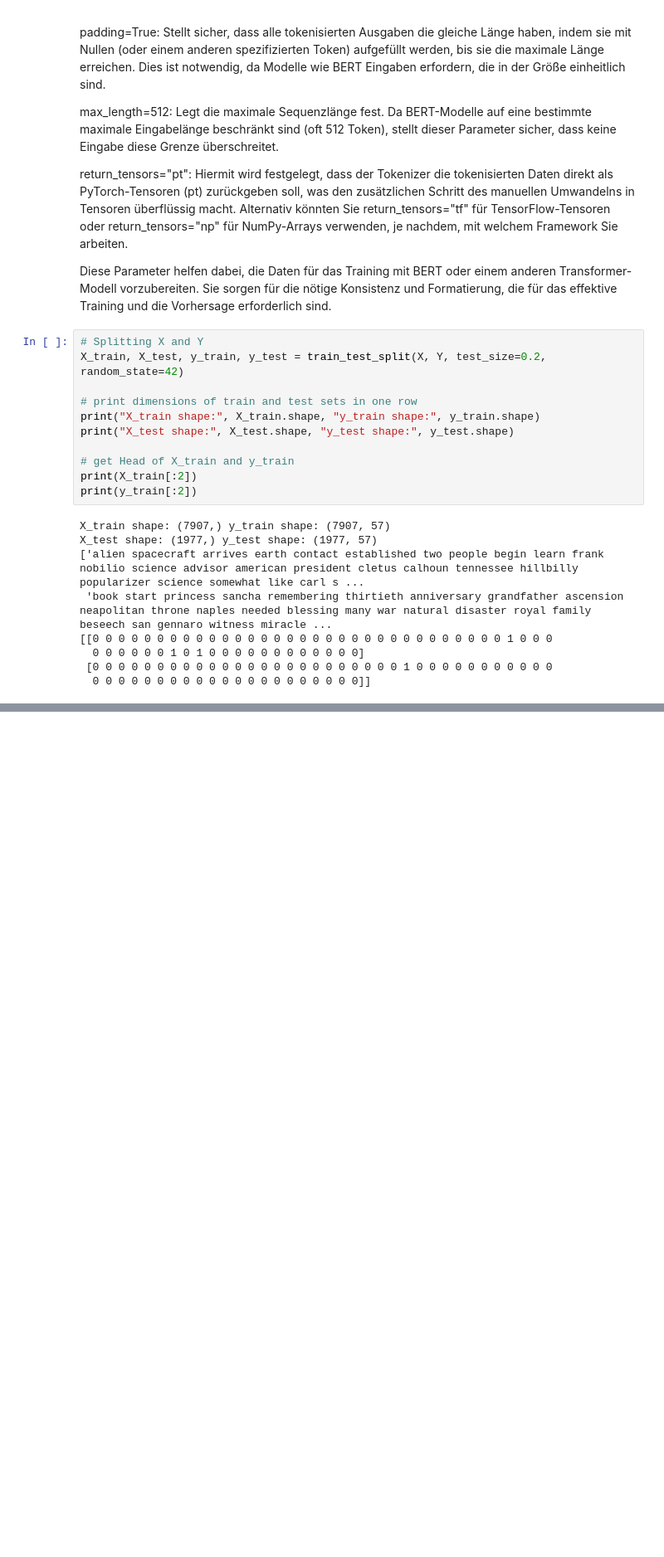
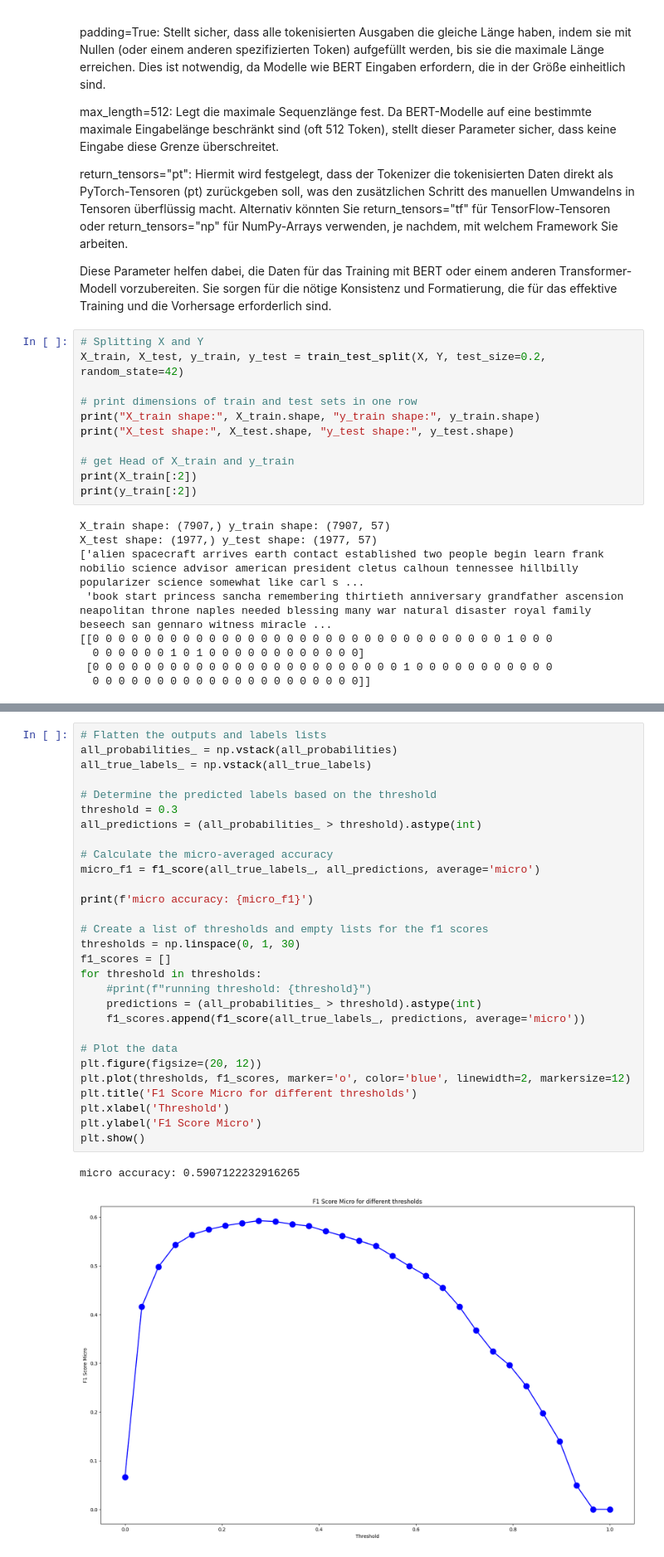
Before and after one commit to 7ben18/fhnw-npr-Natural-Language-Processing, a Jupyter notebook: mini-challenge1/npr-minichallenge1-yannic-ben.ipynb, the cells around one changed output, grey strips where cells are left out. Shown: that part at 83% size. Saved outputs shown, nothing was run; the diff lists cells and outputs as text; blank space fills up the shorter version.

```diff
--- a/mini-challenge1/npr-minichallenge1-yannic-ben.ipynb
+++ b/mini-challenge1/npr-minichallenge1-yannic-ben.ipynb
@@ -889,0 +1213,32 @@ You should probably TRAIN this model on a down-stream task to be able to use it
+# %%
+# Flatten the outputs and labels lists
+all_probabilities_ = np.vstack(all_probabilities)
+all_true_labels_ = np.vstack(all_true_labels)
+
+# Determine the predicted labels based on the threshold
+threshold = 0.3
+all_predictions = (all_probabilities_ > threshold).astype(int)
+
+# Calculate the micro-averaged accuracy
+micro_f1 = f1_score(all_true_labels_, all_predictions, average='micro')
+
+print(f'micro accuracy: {micro_f1}')
+
+# Create a list of thresholds and empty lists for the f1 scores
+thresholds = np.linspace(0, 1, 30)
+f1_scores = []
+for threshold in thresholds:
+    #print(f"running threshold: {threshold}")
+    predictions = (all_probabilities_ > threshold).astype(int)
+    f1_scores.append(f1_score(all_true_labels_, predictions, average='micro'))
+
+# Plot the data
+plt.figure(figsize=(20, 12))
+plt.plot(thresholds, f1_scores, marker='o', color='blue', linewidth=2, markersize=12)
+plt.title('F1 Score Micro for different thresholds')
+plt.xlabel('Threshold')
+plt.ylabel('F1 Score Micro')
+plt.show()
+# %% [output]
+micro accuracy: 0.5907122232916265
+[figure, added]
```
Also changed, not shown: parts of 26 cells of this notebook, 1 other file.
